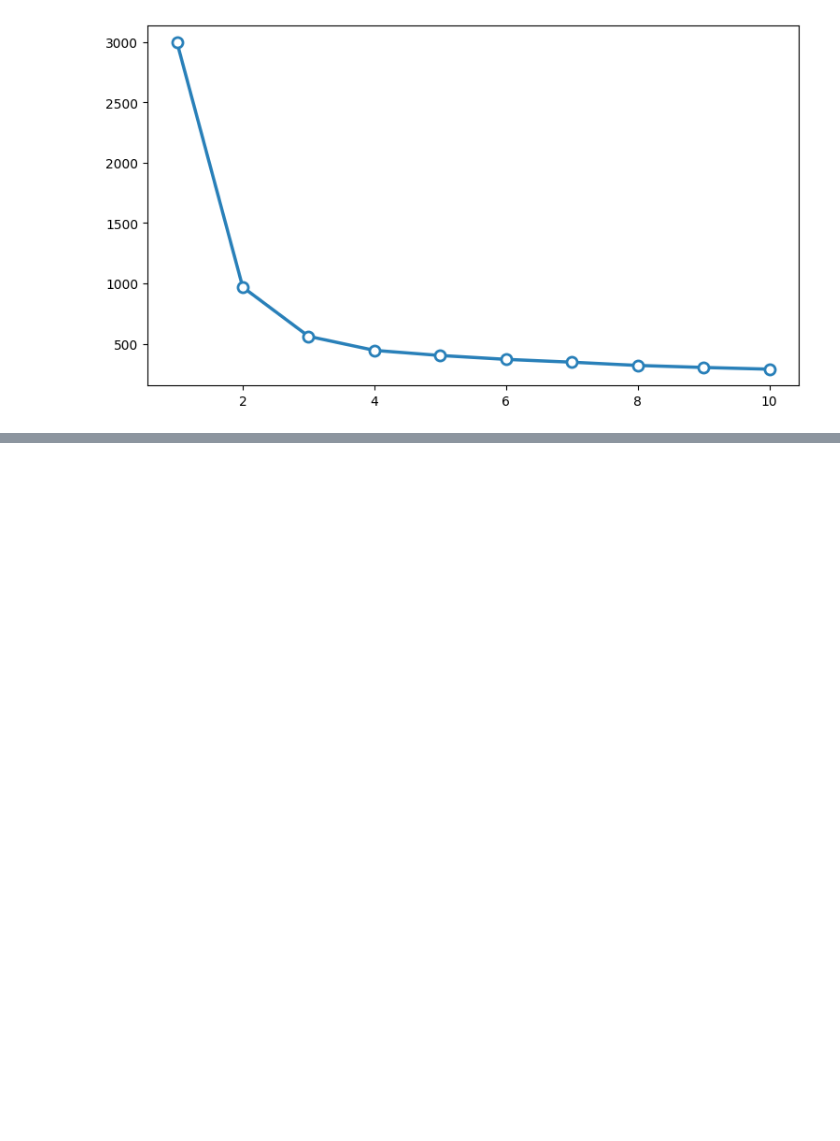
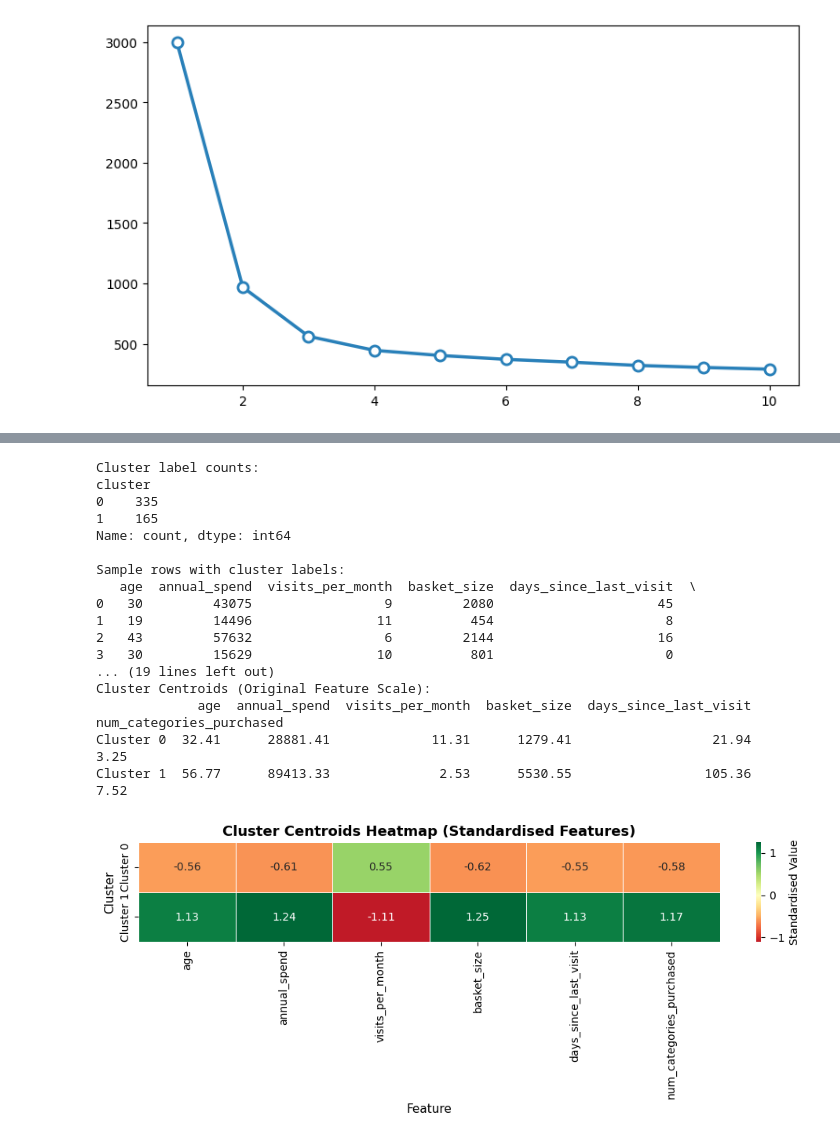
Before and after one commit to ayukr23/ml-assessment-ayush-kumar, a Jupyter notebook: part_a/q2_unsupervised.ipynb, the cells around one changed output, grey strips where cells are left out. Saved outputs shown, nothing was run; the diff lists cells and outputs as text; code cells hidden in the pictures; blank space fills up the shorter version.

```diff
--- a/part_a/q2_unsupervised.ipynb
+++ b/part_a/q2_unsupervised.ipynb
@@ -99,0 +137,56 @@ WCSS values for K = 1 to 10:
+# %%
+optimal_k = 2
+kmeans = KMeans(n_clusters=optimal_k, init='k-means++', n_init=10, random_state=42)
+kmeans.fit(X_scaled)
+
+df['cluster'] = kmeans.labels_
+
+print("Cluster label counts:")
+print(df['cluster'].value_counts().sort_index())
+print("\nSample rows with cluster labels:")
+print(df.head(10))
+
+centroids_scaled = kmeans.cluster_centers_
+centroids_original = scaler.inverse_transform(centroids_scaled)
+
+centroids_df = pd.DataFrame(
+    centroids_original,
+    columns=df.columns[:-1],
+    index=[f'Cluster {i}' for i in range(optimal_k)]
+).round(2)
+
+print("\nCluster Centroids (Original Feature Scale):")
+print(centroids_df.to_string())
+
+fig, ax = plt.subplots(figsize=(10, 4))
+sns.heatmap(
+    pd.DataFrame(centroids_scaled, columns=df.columns[:-1],
+                 index=[f'Cluster {i}' for i in range(optimal_k)]),
+    annot=True, fmt='.2f', cmap='RdYlGn', center=0,
+    linewidths=0.5, ax=ax, cbar_kws={'label': 'Standardised Value'}
+)
+ax.set_title('Cluster Centroids Heatmap (Standardised Features)', fontsize=13, fontweight='bold')
+ax.set_xlabel('Feature', fontsize=11)
+ax.set_ylabel('Cluster', fontsize=11)
+plt.tight_layout()
+plt.savefig('plot2_centroid_heatmap.png', dpi=150)
+plt.show()
+# %% [output]
+Cluster label counts:
+cluster
+0    335
+1    165
+Name: count, dtype: int64
+
+Sample rows with cluster labels:
+   age  annual_spend  visits_per_month  basket_size  days_since_last_visit  \
+0   30         43075                 9         2080                     45
+1   19         14496                11          454                      8
+2   43         57632                 6         2144                     16
+3   30         15629                10          801                      0
+... (19 lines left out)
+Cluster Centroids (Original Feature Scale):
+             age  annual_spend  visits_per_month  basket_size  days_since_last_visit  num_categories_purchased
+Cluster 0  32.41      28881.41             11.31      1279.41                  21.94                      3.25
+Cluster 1  56.77      89413.33              2.53      5530.55                 105.36                      7.52
+[figure, added]
```
Also changed, not shown: parts of 9 cells of this notebook, 4 other files.
